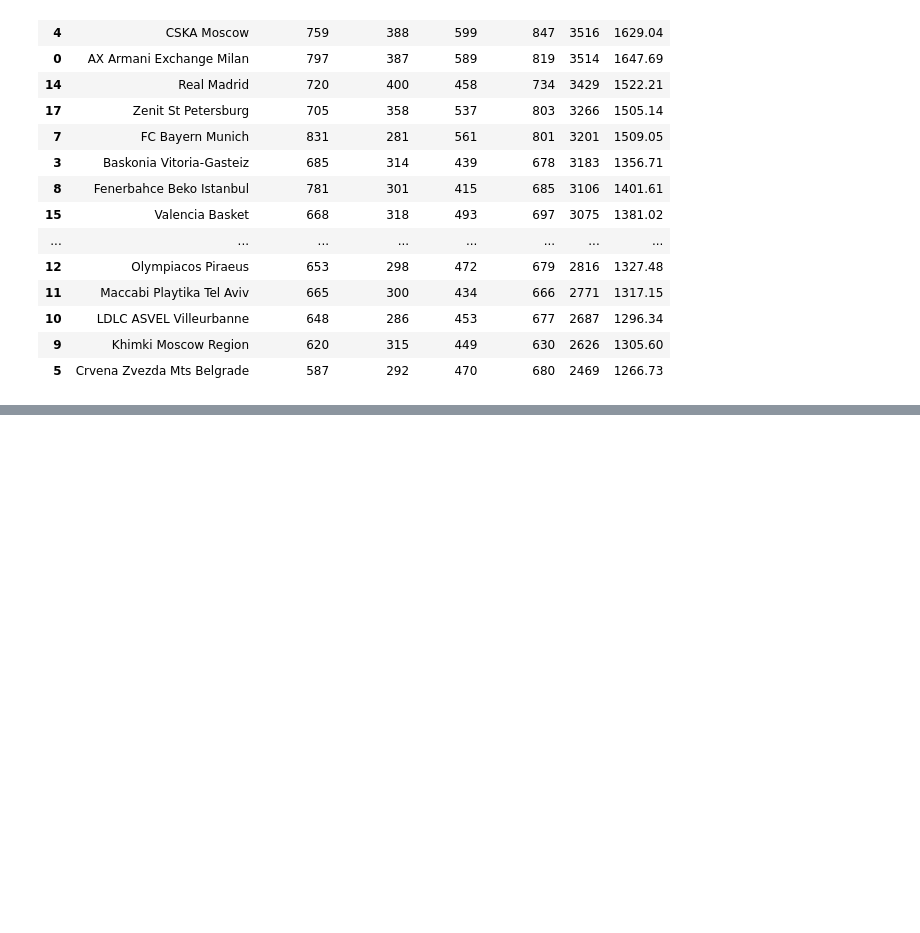
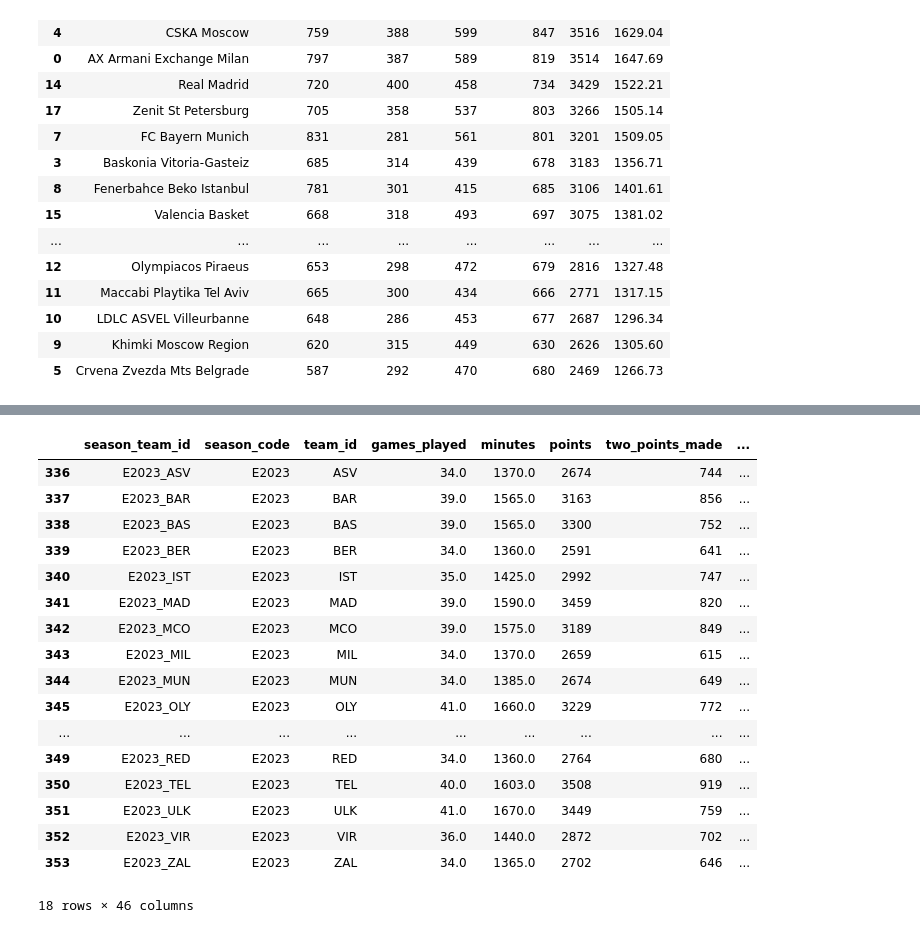
Before and after one commit to ste1drag/NI_projekat, a Jupyter notebook: main.ipynb, the cells around one changed output, grey strips where cells are left out. Saved outputs shown, nothing was run; the diff lists cells and outputs as text; code cells hidden in the pictures; blank space fills up the shorter version.

```diff
--- a/main.ipynb
+++ b/main.ipynb
@@ -114,4 +116,4 @@ team_stats_pir
 | 9 | Khimki Moscow Region | 620 | 315 | 449 | 630 | 2626 | 1305.60 |
 | 5 | Crvena Zvezda Mts Belgrade | 587 | 292 | 470 | 680 | 2469 | 1266.73 |
 # %%
-team_stats['score']
+data = add_rankings('data/euroleague_teams.csv')
@@ -137,0 +138,23 @@ Name: score, dtype: float64
+# %%
+test_data = data[data['season_team_id'].str.startswith('E2023')]
+# %%
+test_data
+# %% [output]
+|  | season_team_id | season_code | team_id | games_played | minutes | points | two_points_made | ... |
+| 336 | E2023_ASV | E2023 | ASV | 34.0 | 1370.0 | 2674 | 744 | ... |
+| 337 | E2023_BAR | E2023 | BAR | 39.0 | 1565.0 | 3163 | 856 | ... |
+| 338 | E2023_BAS | E2023 | BAS | 39.0 | 1565.0 | 3300 | 752 | ... |
+| 339 | E2023_BER | E2023 | BER | 34.0 | 1360.0 | 2591 | 641 | ... |
+| 340 | E2023_IST | E2023 | IST | 35.0 | 1425.0 | 2992 | 747 | ... |
+| 341 | E2023_MAD | E2023 | MAD | 39.0 | 1590.0 | 3459 | 820 | ... |
+| 342 | E2023_MCO | E2023 | MCO | 39.0 | 1575.0 | 3189 | 849 | ... |
+| 343 | E2023_MIL | E2023 | MIL | 34.0 | 1370.0 | 2659 | 615 | ... |
+| 344 | E2023_MUN | E2023 | MUN | 34.0 | 1385.0 | 2674 | 649 | ... |
+| 345 | E2023_OLY | E2023 | OLY | 41.0 | 1660.0 | 3229 | 772 | ... |
+| ... | ... | ... | ... | ... | ... | ... | ... | ... |
+| 349 | E2023_RED | E2023 | RED | 34.0 | 1360.0 | 2764 | 680 | ... |
+| 350 | E2023_TEL | E2023 | TEL | 40.0 | 1603.0 | 3508 | 919 | ... |
+| 351 | E2023_ULK | E2023 | ULK | 41.0 | 1670.0 | 3449 | 759 | ... |
+| 352 | E2023_VIR | E2023 | VIR | 36.0 | 1440.0 | 2872 | 702 | ... |
+| 353 | E2023_ZAL | E2023 | ZAL | 34.0 | 1365.0 | 2702 | 646 | ... |
+18 rows × 46 columns
```
Also changed, not shown: parts of 19 cells of this notebook, 1 other file.
